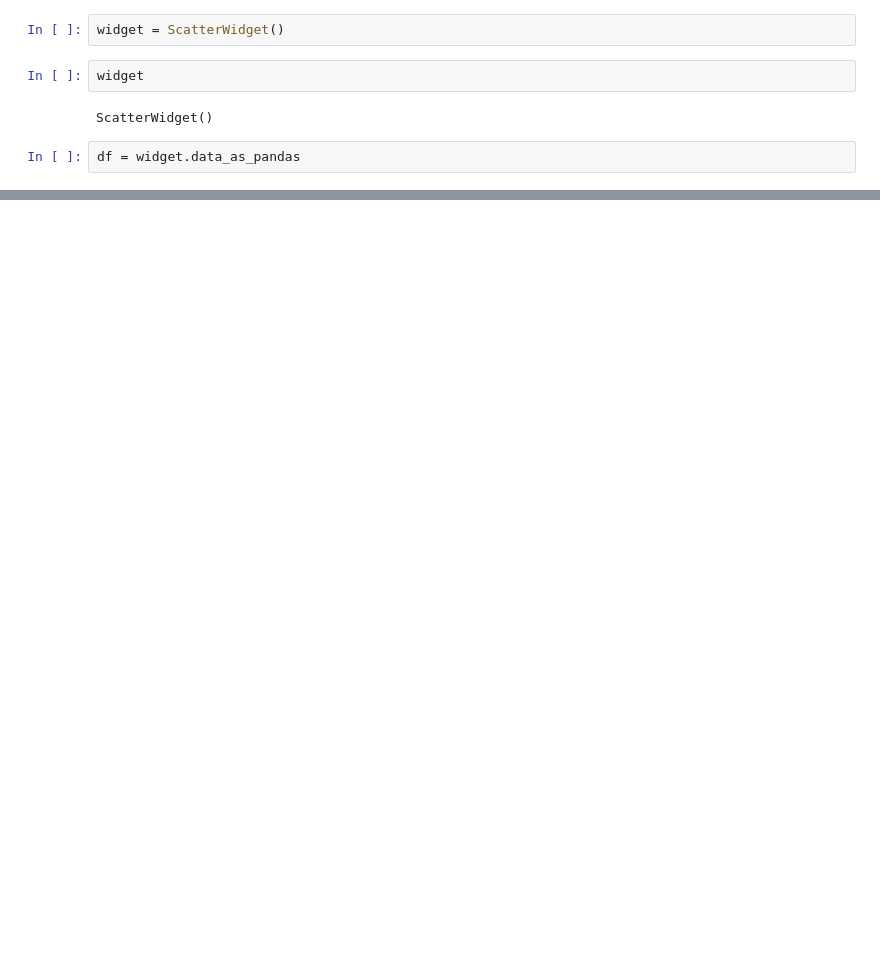
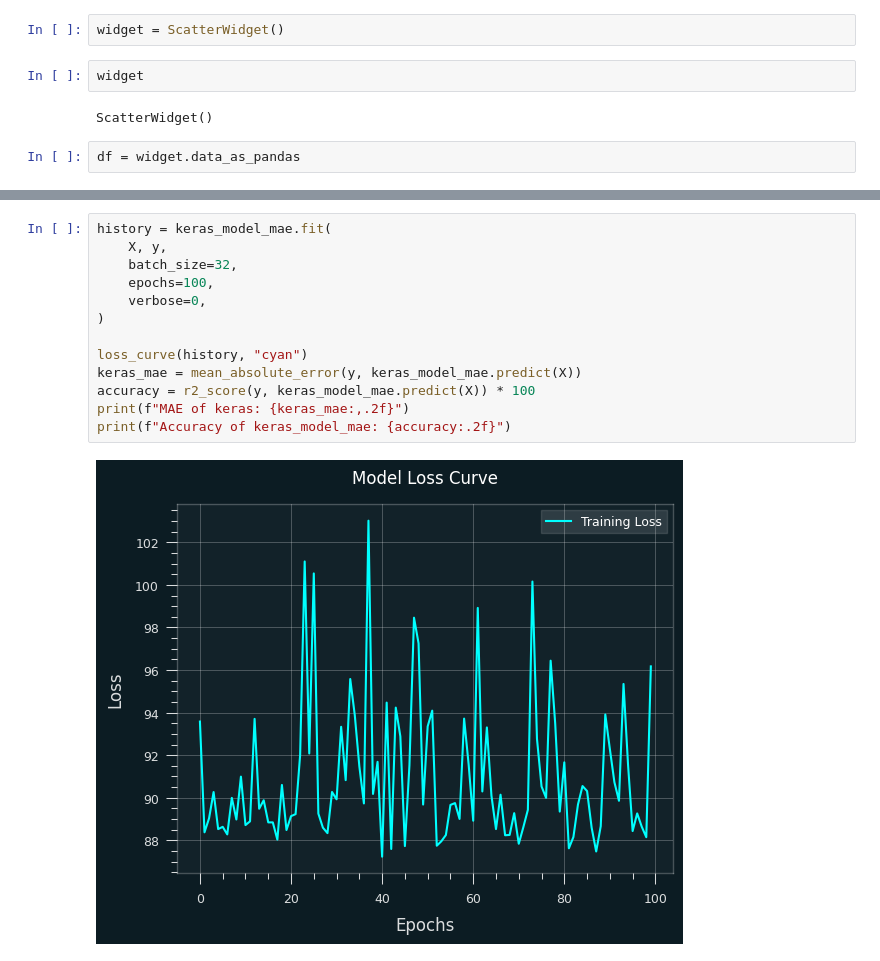
Before and after one commit to RohitMugalya/Learner-s-Garden, a Jupyter notebook: practice notebooks/mae and mse practise.ipynb, the cells around one changed output, grey strips where cells are left out. Cells and saved outputs as stored; diff of their text form; blank space fills up the shorter version.

```diff
--- a/practice notebooks/mae and mse practise.ipynb
+++ b/practice notebooks/mae and mse practise.ipynb
@@ -193,0 +210,15 @@ MSE of keras: 14,894.91
+# %%
+history = keras_model_mae.fit(
+    X, y,
+    batch_size=32,
+    epochs=100,
+    verbose=0,
+)
+
+loss_curve(history, "cyan")
+keras_mae = mean_absolute_error(y, keras_model_mae.predict(X))
+accuracy = r2_score(y, keras_model_mae.predict(X)) * 100
+print(f"MAE of keras: {keras_mae:,.2f}")
+print(f"Accuracy of keras_model_mae: {accuracy:.2f}")
+# %% [output]
+[figure, added]
```
Also changed, not shown: parts of 15 cells of this notebook.
